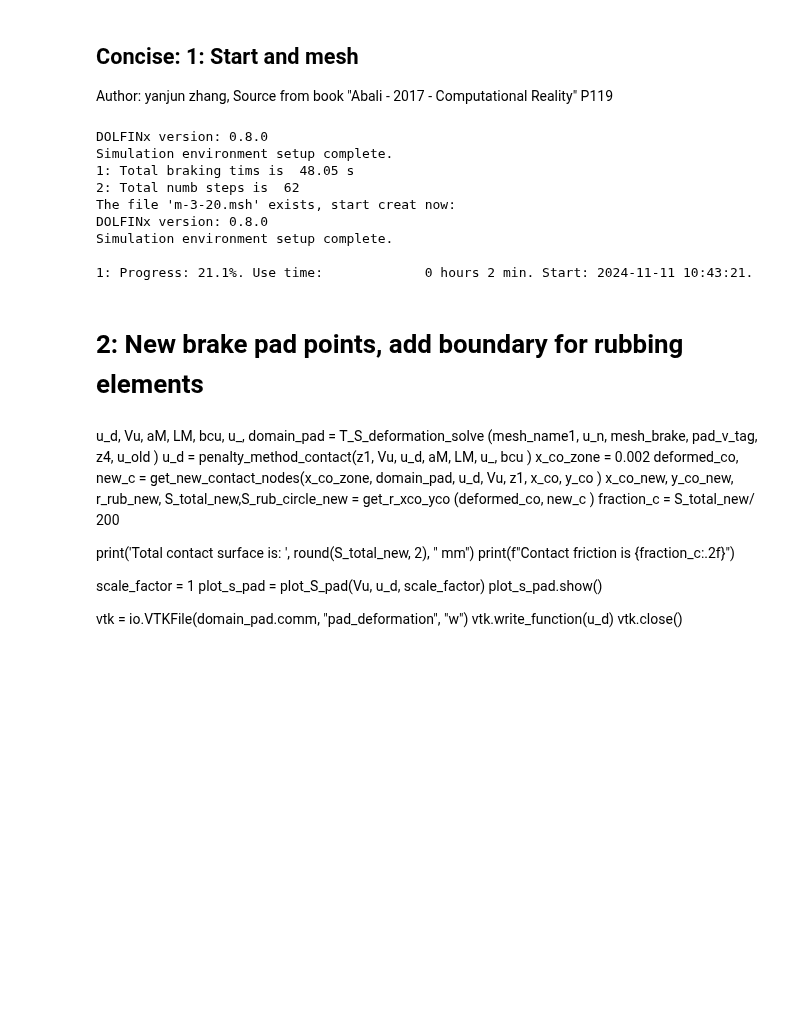
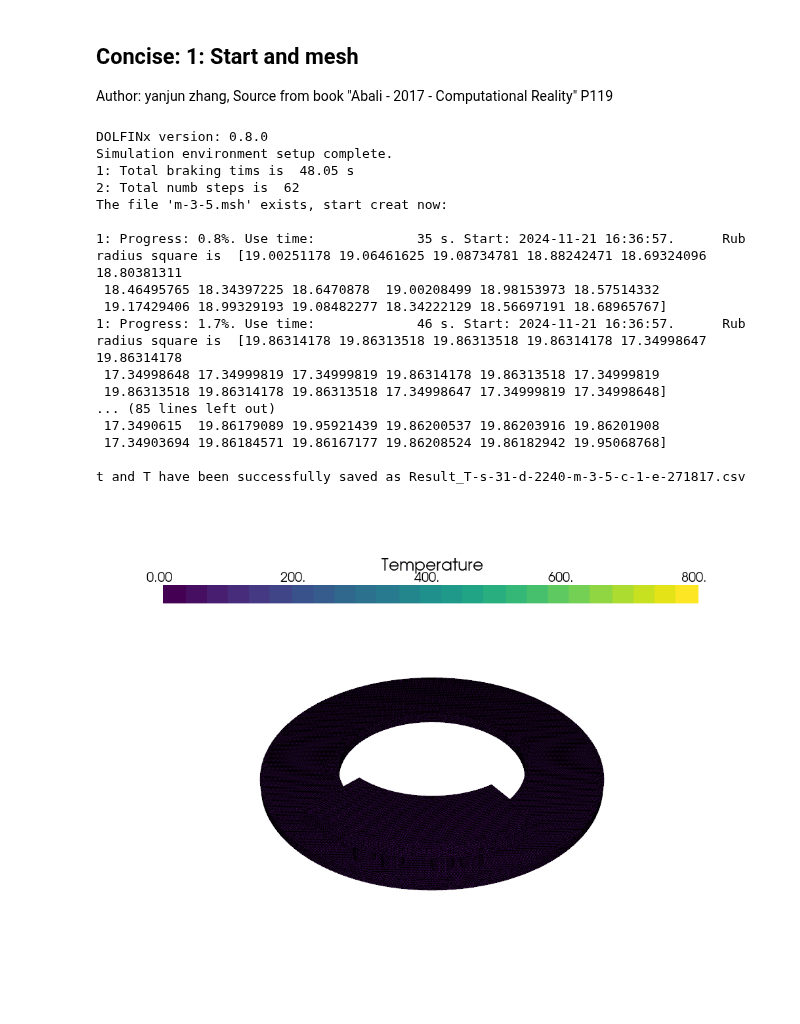
Before and after one commit to yanjun96/thermal_mechanics_fenicsx, a Jupyter notebook: mech_disc/brake_pad_2.ipynb, the cells around one changed output. Saved outputs shown, nothing was run; the diff lists cells and outputs as text; code cells hidden in the pictures; blank space fills up the shorter version.

Commit message:
contact percentage is not decreasing constantly

```diff
--- a/mech_disc/brake_pad_2.ipynb
+++ b/mech_disc/brake_pad_2.ipynb
@@ -2,10 +2,10 @@
 ## Concise: 1: Start and mesh
 Author: yanjun zhang, Source from book "Abali - 2017 - Computational Reality" P119
 # %%
-from disc_f1 import *
+from disc_f import *
 
 # mesh-size, contact area coefficient
-mesh_min, mesh_max = 3, 20
+mesh_min, mesh_max = 3, 5
 c_contact          = 1
 
 # Each time step rotation angular, and acc during lag, 1 is full acc, 0 is no acc.
@@ -13,10 +13,12 @@ angular_r          = 2240
 v_vehicle, c_acc   = 160, 1
 z1,z2,z3,z4,z_all  = 20,33,30,83,8
 pad_v_tag          = 32
-
+alpha_thermal      = 1e-5 #thermal expansion coefficient
+penalty_param      = 400
 # calling local functions to get all parameters
-(dt, P, g, num_steps, h, radiation, v_angular, Ti, Tm, S_rub_circle_ini, t, rho, c, k, t_brake,
-S_total,) = vehicle_initial (angular_r, v_vehicle, c_contact, c_acc)
+(dt, P, g, num_steps, h, radiation, v_angular, \
+ Ti, Tm, S_rub_circle_ini, t, rho, c, k, t_brake,
+S_total,)                                       = vehicle_initial (angular_r, v_vehicle, c_contact, c_acc)
 print("1: Total braking tims is ", round(sum(dt), 2), "s")
 print("2: Total numb steps is ", num_steps)
 
@@ -30,40 +32,50 @@ fdim, bc, mesh_brake, all_e,xdmf, x_co, y_co, ds, b_con \
                        = mesh_setup( domain, V, mesh_name1, num_steps, \
                          angular_r, mesh_name2, c_contact, z_all, Tm, S_rub_circle_ini)
 # Initialize
-problem,u,v,f,n_vector = variation_initial(V, T_init, domain, rho, c, b_con,\
+problem, u, v, f, n_vector = variation_initial(V, T_init, domain, rho, c, b_con,\
                           radiation, h, k, xdmf, dt, ds, u_n, Tm,g,bc);
 solver_setup_solve(problem,u)
 
 ## Visualization of time dependent problem using pyvista
 gif_name    = "T-s-{}-d-{}-{}-c-{}-e-{}.gif".format(num_steps, angular_r, mesh_name2, c_contact, all_e)
 plotter, sargs, renderer, warped, viridis, grid = plot_gif(V,u,gif_name)
 ##solve
-num_steps= int(num_steps)
+num_steps= int(num_steps/2)
+#num_steps= int(10)
 
 ###################################################################
 x_co_zone   = 0.001
 
-T_array,fraction_c, Vu = solve_heat(Ti, u, num_steps, dt, x_co, y_co, angular_r, \
+T_array,fraction_c,deformed_co,u_d1   = solve_heat(Ti, u, num_steps, dt, x_co, y_co, angular_r, \
                t_brake, domain, S_rub_circle_ini, fdim,\
                rho, c, v, radiation, k, h, f, Tm, g,\
                ds, xdmf, b_con, bc, plotter, warped,\
                mesh_name1, mesh_brake, pad_v_tag, z4,\
-               z1, x_co_zone, u_n)  #last u should be u_n, here we set u, \
+               z1, x_co_zone, u_n, alpha_thermal, penalty_param)  #last u should be u_n, here we set u, \
 #the same with previous:solver_setup_solve(problem,u)
 ####################################################################
 
 csv_name    = "Result_T-s-{}-d-{}-{}-c-{}-e-{}.csv".format(num_steps, angular_r, mesh_name2, c_contact, all_e  )
 save_t_T(csv_name, T_array) # got the Temperature data
 
 from IPython.display import display, Image
 display(Image(gif_name))
 # %% [output]
 DOLFINx version: 0.8.0
 Simulation environment setup complete.
 1: Total braking tims is  48.05 s
 2: Total numb steps is  62
-The file 'm-3-20.msh' exists, start creat now:
-DOLFINx version: 0.8.0
-Simulation environment setup complete.
+The file 'm-3-5.msh' exists, start creat now:
 
-1: Progress: 21.1%. Use time:             0 hours 2 min. Start: 2024-11-11 10:43:21.
+1: Progress: 0.8%. Use time:             35 s. Start: 2024-11-21 16:36:57.      Rub radius square is  [19.00251178 19.06461625 19.08734781 18.88242471 18.69324096 18.80381311
+ 18.46495765 18.34397225 18.6470878  19.00208499 18.98153973 18.57514332
+ 19.17429406 18.99329193 19.08482277 18.34222129 18.56697191 18.68965767]
+1: Progress: 1.7%. Use time:             46 s. Start: 2024-11-21 16:36:57.      Rub radius square is  [19.86314178 19.86313518 19.86313518 19.86314178 17.34998647 19.86314178
+ 17.34998648 17.34999819 17.34999819 19.86314178 19.86313518 17.34999819
+ 19.86313518 19.86314178 19.86313518 17.34998647 17.34999819 17.34998648]
+... (85 lines left out)
+ 17.3490615  19.86179089 19.95921439 19.86200537 19.86203916 19.86201908
+ 17.34903694 19.86184571 19.86167177 19.86208524 19.86182942 19.95068768]
+
+t and T have been successfully saved as Result_T-s-31-d-2240-m-3-5-c-1-e-271817.csv
+[figure, added]
@@ -197,22 +81,0 @@ plot_s_pad.show()
-# %% [markdown]
-# 2: New brake pad points, add boundary for rubbing elements
-# %% [markdown]
-u_d, Vu, aM, LM, bcu, u_,  domain_pad   = T_S_deformation_solve (mesh_name1, u_n, mesh_brake, pad_v_tag, z4, u_old )
-u_d = penalty_method_contact(z1, Vu, u_d, aM, LM, u_, bcu )
-x_co_zone   = 0.002
-deformed_co, new_c = get_new_contact_nodes(x_co_zone, domain_pad, u_d,  Vu, z1, x_co, y_co )
-x_co_new, y_co_new, r_rub_new, S_total_new,S_rub_circle_new = get_r_xco_yco (deformed_co, new_c )
-fraction_c = S_total_new/ 200
-
-
-print('Total contact surface is: ', round(S_total_new, 2), " mm")
-print(f"Contact friction is {fraction_c:.2f}")
-
-
-scale_factor = 1
-plot_s_pad = plot_S_pad(Vu, u_d, scale_factor)
-plot_s_pad.show()
-
-vtk = io.VTKFile(domain_pad.comm, "pad_deformation", "w")
-vtk.write_function(u_d)
-vtk.close()
```
Also changed, not shown: parts of 8 cells of this notebook, 7 other files.
